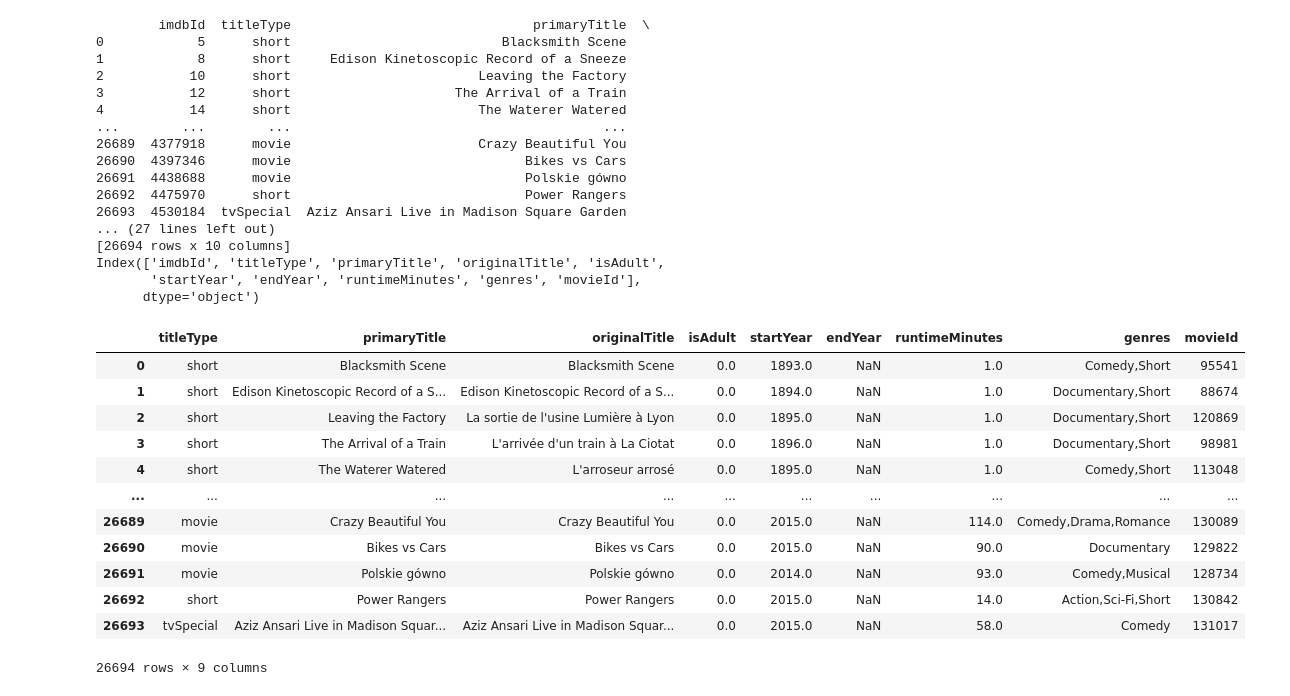
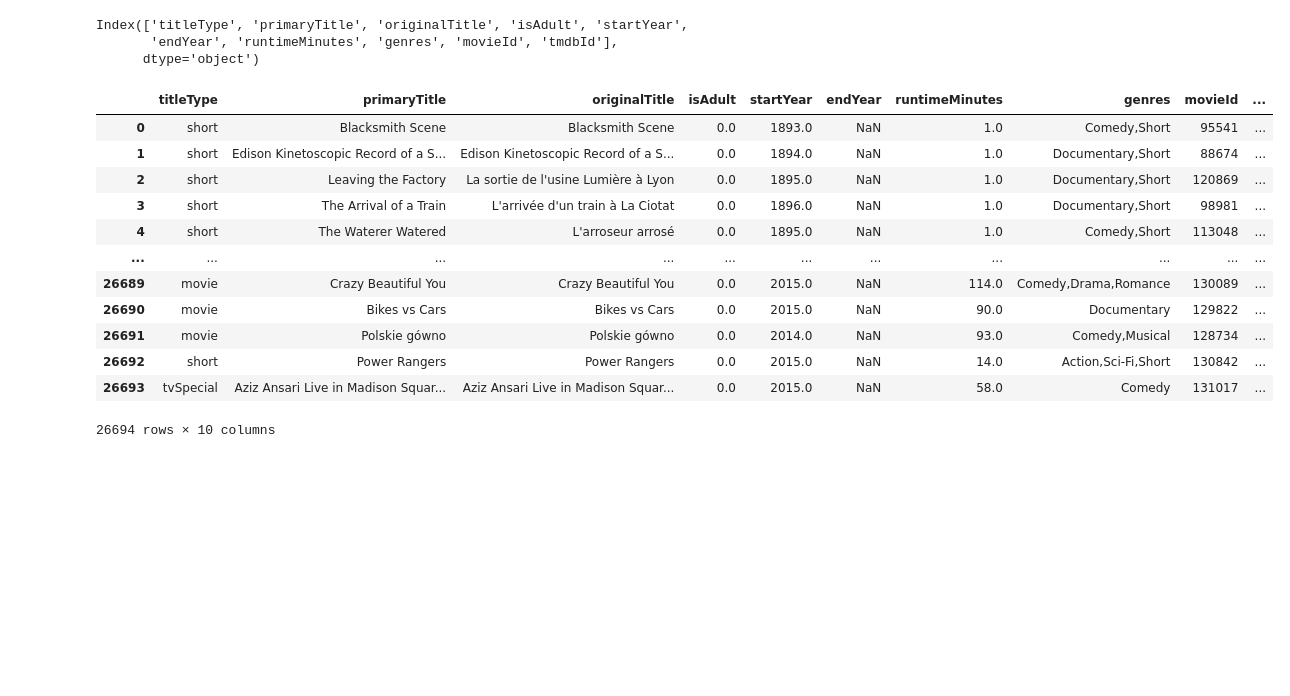
Before and after one commit to PepeuFBV/Movie-Recommendation, a Jupyter notebook: build_data.ipynb, the cells around one changed output. Cells and saved outputs as stored; diff of their text form; code cells hidden in the pictures; blank space fills up the shorter version.

```diff
--- a/build_data.ipynb
+++ b/build_data.ipynb
@@ -1,44 +1,28 @@
 # %%
 import pandas as pd
 
 # Merging all data to an object and sending to database
 movies = pd.read_csv("data/final_data/movies.csv")
 
-print(movies)
+# dropping imdb_id column as it is not needed
+movies.drop(columns=["imdbId"], inplace=True)
+
 print(movies.columns)
+movies
 # %% [output]
-        imdbId  titleType                               primaryTitle  \
-0            5      short                           Blacksmith Scene
-1            8      short     Edison Kinetoscopic Record of a Sneeze
-2           10      short                        Leaving the Factory
-3           12      short                     The Arrival of a Train
-4           14      short                        The Waterer Watered
-...        ...        ...                                        ...
-26689  4377918      movie                        Crazy Beautiful You
-26690  4397346      movie                              Bikes vs Cars
-26691  4438688      movie                              Polskie gówno
-26692  4475970      short                              Power Rangers
-26693  4530184  tvSpecial  Aziz Ansari Live in Madison Square Garden
-... (27 lines left out)
-[26694 rows x 10 columns]
-Index(['imdbId', 'titleType', 'primaryTitle', 'originalTitle', 'isAdult',
-       'startYear', 'endYear', 'runtimeMinutes', 'genres', 'movieId'],
+Index(['titleType', 'primaryTitle', 'originalTitle', 'isAdult', 'startYear',
+       'endYear', 'runtimeMinutes', 'genres', 'movieId', 'tmdbId'],
       dtype='object')
+|  | titleType | primaryTitle | originalTitle | isAdult | startYear | endYear | runtimeMinutes | genres | movieId | ... |
+| 0 | short | Blacksmith Scene | Blacksmith Scene | 0.0 | 1893.0 | NaN | 1.0 | Comedy,Short | 95541 | ... |
+| 1 | short | Edison Kinetoscopic Record of a S... | Edison Kinetoscopic Record of a S... | 0.0 | 1894.0 | NaN | 1.0 | Documentary,Short | 88674 | ... |
+| 2 | short | Leaving the Factory | La sortie de l'usine Lumière à Lyon | 0.0 | 1895.0 | NaN | 1.0 | Documentary,Short | 120869 | ... |
+| 3 | short | The Arrival of a Train | L'arrivée d'un train à La Ciotat | 0.0 | 1896.0 | NaN | 1.0 | Documentary,Short | 98981 | ... |
+| 4 | short | The Waterer Watered | L'arroseur arrosé | 0.0 | 1895.0 | NaN | 1.0 | Comedy,Short | 113048 | ... |
+| ... | ... | ... | ... | ... | ... | ... | ... | ... | ... | ... |
+| 26689 | movie | Crazy Beautiful You | Crazy Beautiful You | 0.0 | 2015.0 | NaN | 114.0 | Comedy,Drama,Romance | 130089 | ... |
+| 26690 | movie | Bikes vs Cars | Bikes vs Cars | 0.0 | 2015.0 | NaN | 90.0 | Documentary | 129822 | ... |
+| 26691 | movie | Polskie gówno | Polskie gówno | 0.0 | 2014.0 | NaN | 93.0 | Comedy,Musical | 128734 | ... |
+| 26692 | short | Power Rangers | Power Rangers | 0.0 | 2015.0 | NaN | 14.0 | Action,Sci-Fi,Short | 130842 | ... |
+| 26693 | tvSpecial | Aziz Ansari Live in Madison Squar... | Aziz Ansari Live in Madison Squar... | 0.0 | 2015.0 | NaN | 58.0 | Comedy | 131017 | ... |
+26694 rows × 10 columns
-# %%
-# dropping not needed columns
-movies.drop('movieId', axis=1)
-movies.drop('imdbId', axis=1)
-# %% [output]
-|  | titleType | primaryTitle | originalTitle | isAdult | startYear | endYear | runtimeMinutes | genres | movieId |
-| 0 | short | Blacksmith Scene | Blacksmith Scene | 0.0 | 1893.0 | NaN | 1.0 | Comedy,Short | 95541 |
-| 1 | short | Edison Kinetoscopic Record of a S... | Edison Kinetoscopic Record of a S... | 0.0 | 1894.0 | NaN | 1.0 | Documentary,Short | 88674 |
-| 2 | short | Leaving the Factory | La sortie de l'usine Lumière à Lyon | 0.0 | 1895.0 | NaN | 1.0 | Documentary,Short | 120869 |
-| 3 | short | The Arrival of a Train | L'arrivée d'un train à La Ciotat | 0.0 | 1896.0 | NaN | 1.0 | Documentary,Short | 98981 |
-| 4 | short | The Waterer Watered | L'arroseur arrosé | 0.0 | 1895.0 | NaN | 1.0 | Comedy,Short | 113048 |
-| ... | ... | ... | ... | ... | ... | ... | ... | ... | ... |
-| 26689 | movie | Crazy Beautiful You | Crazy Beautiful You | 0.0 | 2015.0 | NaN | 114.0 | Comedy,Drama,Romance | 130089 |
-| 26690 | movie | Bikes vs Cars | Bikes vs Cars | 0.0 | 2015.0 | NaN | 90.0 | Documentary | 129822 |
-| 26691 | movie | Polskie gówno | Polskie gówno | 0.0 | 2014.0 | NaN | 93.0 | Comedy,Musical | 128734 |
-| 26692 | short | Power Rangers | Power Rangers | 0.0 | 2015.0 | NaN | 14.0 | Action,Sci-Fi,Short | 130842 |
-| 26693 | tvSpecial | Aziz Ansari Live in Madison Squar... | Aziz Ansari Live in Madison Squar... | 0.0 | 2015.0 | NaN | 58.0 | Comedy | 131017 |
-26694 rows × 9 columns
```
Also changed, not shown: parts of 1 cell of this notebook, 3 other files.
